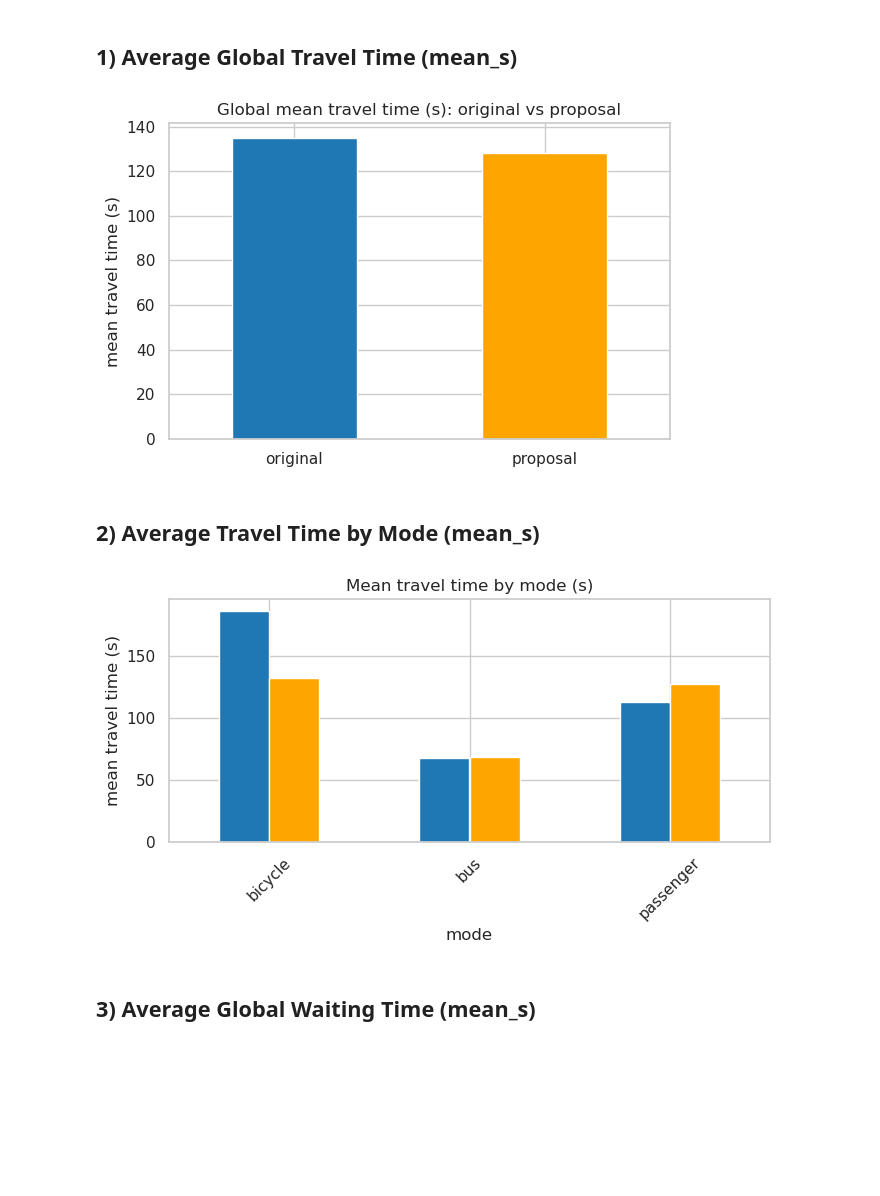
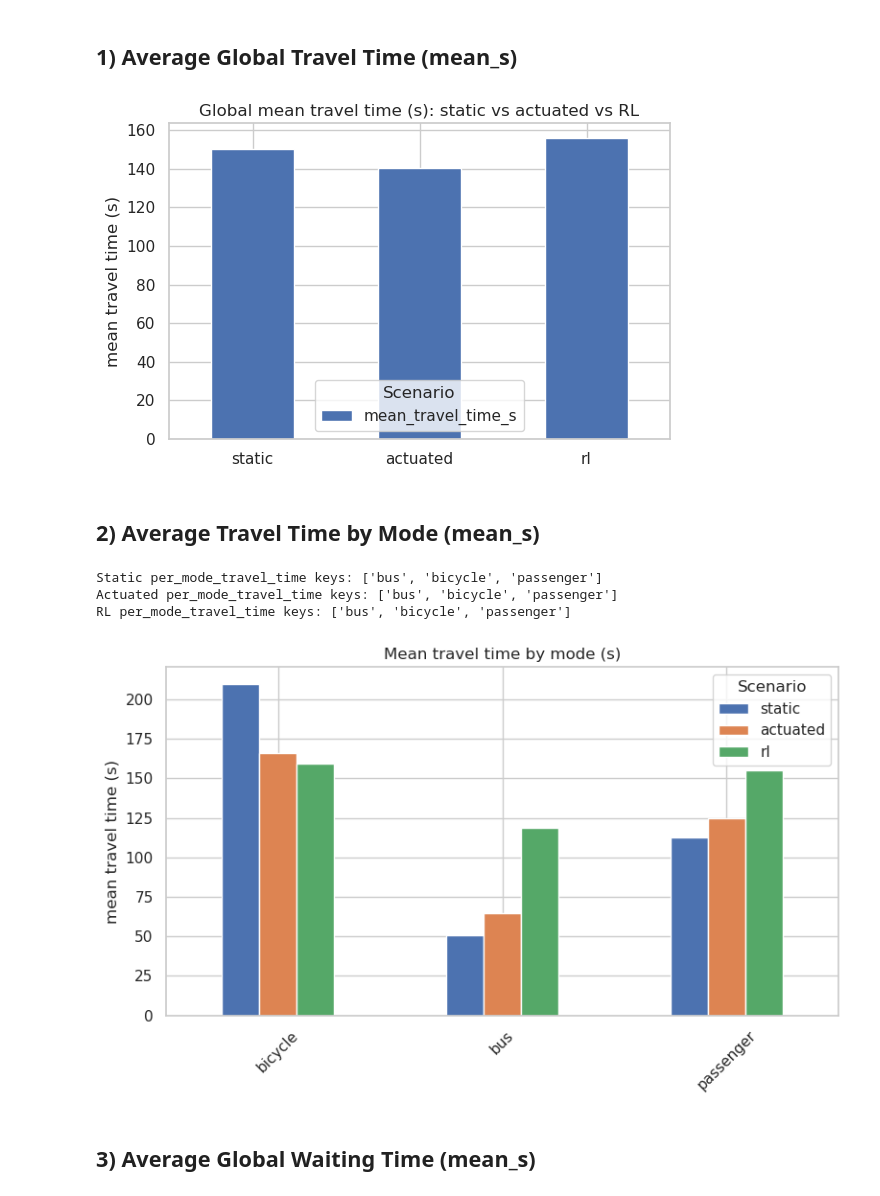
Before and after one commit to sebastian-weiermann/MOCOM-Projet, a Jupyter notebook: simu/kpi_comparison.ipynb, the cells around one changed output. Saved outputs shown, nothing was run; the diff lists cells and outputs as text; code cells hidden in the pictures; blank space fills up the shorter version.

```diff
--- a/simu/kpi_comparison.ipynb
+++ b/simu/kpi_comparison.ipynb
@@ -16,17 +14,20 @@ sns.set(style="whitegrid")
 PLOTS_DIR = Path('plots')
 PLOTS_DIR.mkdir(exist_ok=True)
 BASE = Path('.')
-ORIG_PATH = BASE / 'kpis_subsection_original.json'
-PROPOSAL_PATH = BASE / 'kpis_subsection3.json'
+STATIC_PATH = BASE / 'kpis_static.json'
+ACTUATED_PATH = BASE / 'kpis_actuated.json'
+RL_PATH = BASE / 'kpis_subsection.json'
 # %%
 # Load KPI JSON files
-with open(ORIG_PATH, 'r') as f:
-    kpi_orig = json.load(f)
-with open(PROPOSAL_PATH, 'r') as f:
-    kpi_prop = json.load(f)
+with open(STATIC_PATH, 'r') as f:
+    kpi_static = json.load(f)
+with open(ACTUATED_PATH, 'r') as f:
+    kpi_actuated = json.load(f)
+with open(RL_PATH, 'r') as f:
+    kpi_rl = json.load(f)
 
 # Inspect keys (for quick reference)
-list(kpi_orig.keys())
+list(kpi_static.keys())
 # %% [output]
 ['global_travel_time',
  'per_mode_travel_time',
@@ -114,17 +264,27 @@ def plot_comparison(df, title, ylabel, fname, rotate_xticks=False, figsize=(6,4)
 # %% [markdown]
 ## 1) Average Global Travel Time (mean_s)
 # %%
-df = compare_scalar('global_travel_time/mean_s', 'global_travel_time/mean_s', 'mean_travel_time_s')
-plot_comparison(df, 'Global mean travel time (s): original vs proposal', 'mean travel time (s)', 'global_mean_travel_time.png')
+df = compare_scalar('global_travel_time/mean_s', 'global_travel_time/mean_s', 'global_travel_time/mean_s', 'mean_travel_time_s')
+plot_comparison(df, 'Global mean travel time (s): static vs actuated vs RL', 'mean travel time (s)', 'global_mean_travel_time.png')
 # %% [output]
-[figure, old version]
+[figure, new version]
 # %% [markdown]
 ## 2) Average Travel Time by Mode (mean_s)
+# %%
+# Debug: check KPI structure
+print("Static per_mode_travel_time keys:", list(kpi_static.get('per_mode_travel_time', {}).keys()) if 'per_mode_travel_time' in kpi_static else "NOT FOUND")
+print("Actuated per_mode_travel_time keys:", list(kpi_actuated.get('per_mode_travel_time', {}).keys()) if 'per_mode_travel_time' in kpi_actuated else "NOT FOUND")
+print("RL per_mode_travel_time keys:", list(kpi_rl.get('per_mode_travel_time', {}).keys()) if 'per_mode_travel_time' in kpi_rl else "NOT FOUND")
+# %% [output]
+Static per_mode_travel_time keys: ['bus', 'bicycle', 'passenger']
+Actuated per_mode_travel_time keys: ['bus', 'bicycle', 'passenger']
+RL per_mode_travel_time keys: ['bus', 'bicycle', 'passenger']
 # %%
-df_modes = per_mode_df('per_mode_travel_time', 'mean_s')
-plot_comparison(df_modes, 'Mean travel time by mode (s)', 'mean travel time (s)', 'per_mode_mean_travel_time.png', rotate_xticks=True, figsize=(7,4))
+df_modes = per_mode_df('per_mode_travel_time', 'mean_s', kpi_static, kpi_actuated, kpi_rl)
+if df_modes is not None:
+    plot_comparison(df_modes, 'Mean travel time by mode (s)', 'mean travel time (s)', 'per_mode_mean_travel_time.png', rotate_xticks=True, figsize=(8,5))
 # %% [output]
-[figure, old version]
+[figure, new version]
 # %% [markdown]
 ## 3) Average Global Waiting Time (mean_s)
 # %%
```
Also changed, not shown: parts of 16 cells of this notebook, 10 other files.
